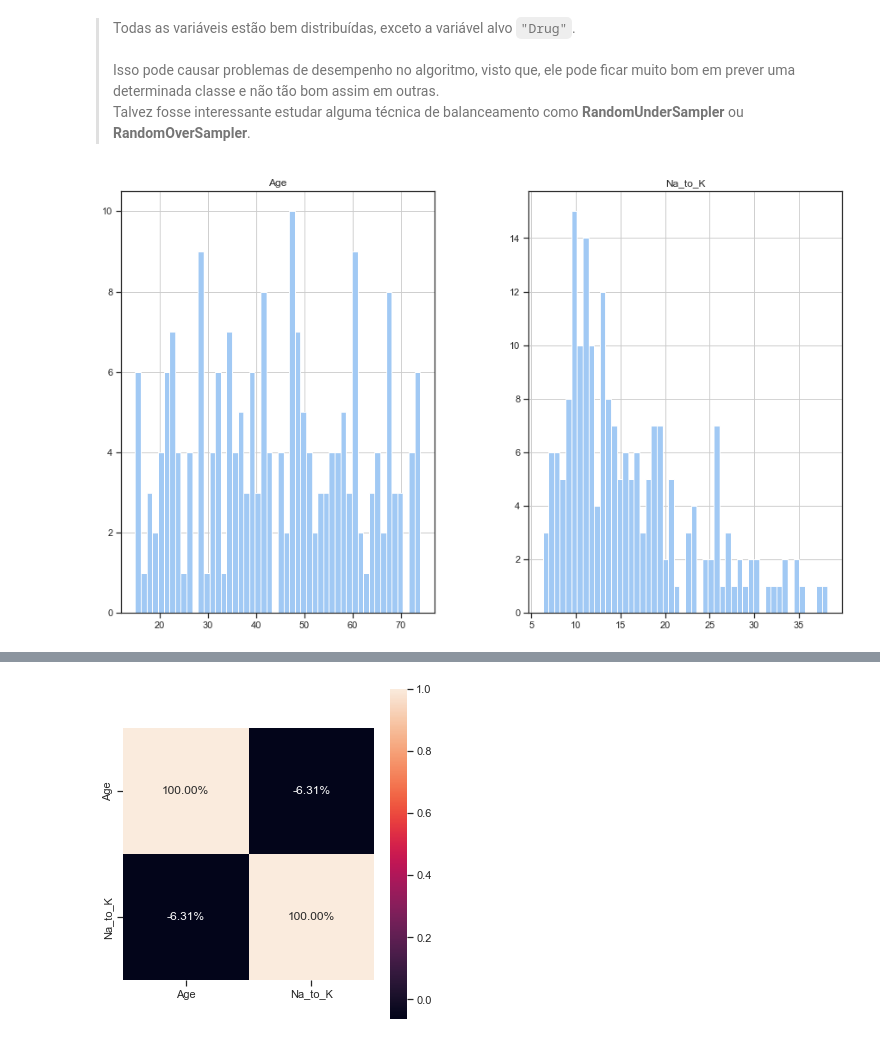
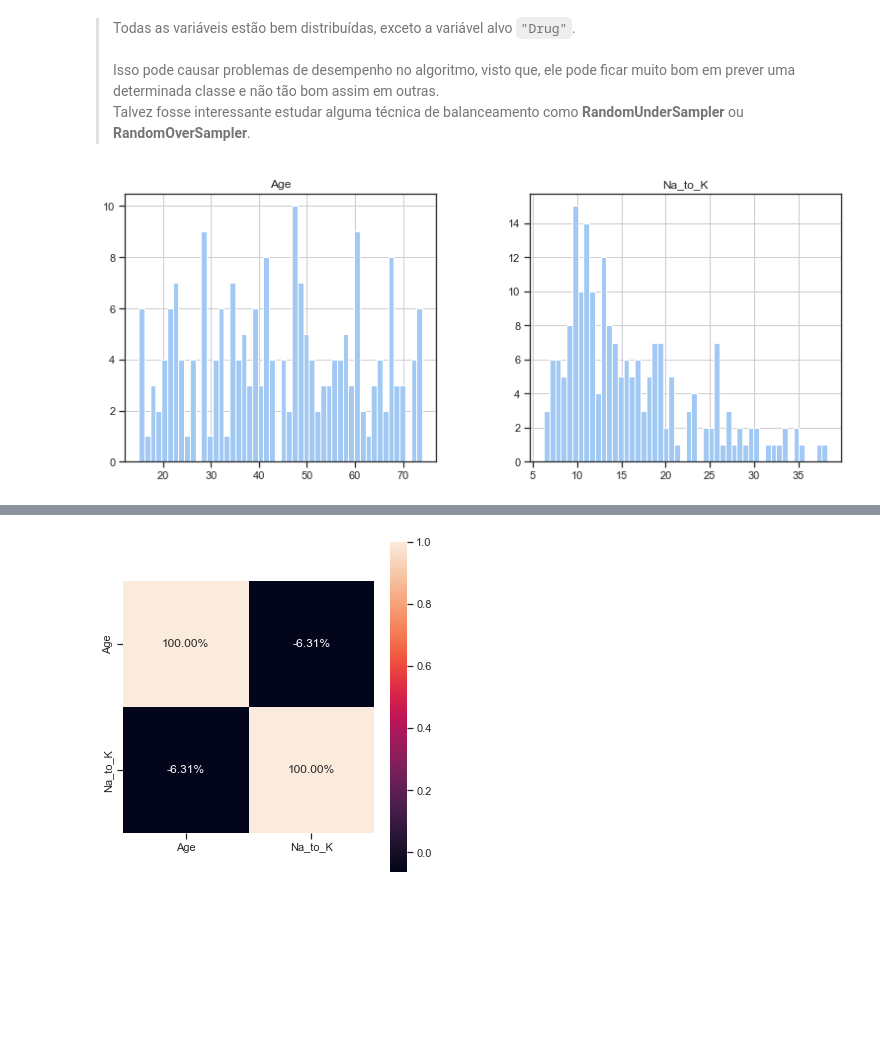
Before and after one commit to FGalvao77/Aplicacao-pratica-do-SVM, a Jupyter notebook: aplicacao_pratica_algoritmo_SVM.ipynb, the cells around one changed output, grey strips where cells are left out. Saved outputs shown, nothing was run; the diff lists cells and outputs as text; code cells hidden in the pictures; blank space fills up the shorter version.

```diff
--- a/aplicacao_pratica_algoritmo_SVM.ipynb
+++ b/aplicacao_pratica_algoritmo_SVM.ipynb
@@ -163,8 +163,8 @@ for col in qualitative_vars:
 > Todas as variáveis estão bem distribuídas, exceto a variável alvo `"Drug"`. <br><br>Isso pode causar problemas de desempenho no algoritmo, visto que, ele pode ficar muito bom em prever uma determinada classe e não tão bom assim em outras. <br>Talvez fosse interessante estudar alguma técnica de balanceamento como **RandomUnderSampler** ou **RandomOverSampler**.
 # %%
 # gráfico de histograma da distribuição das observações das variáveis quantitativas
-df.hist(bins=50, figsize=(15,9));
+df.hist(bins=50, figsize=(13,5));
 # %% [output]
-[figure, old version]
+[figure, new version]
 # %%
 # dados estatístico das variáveis quantitativas
```
Also changed, not shown: parts of 22 cells of this notebook.
